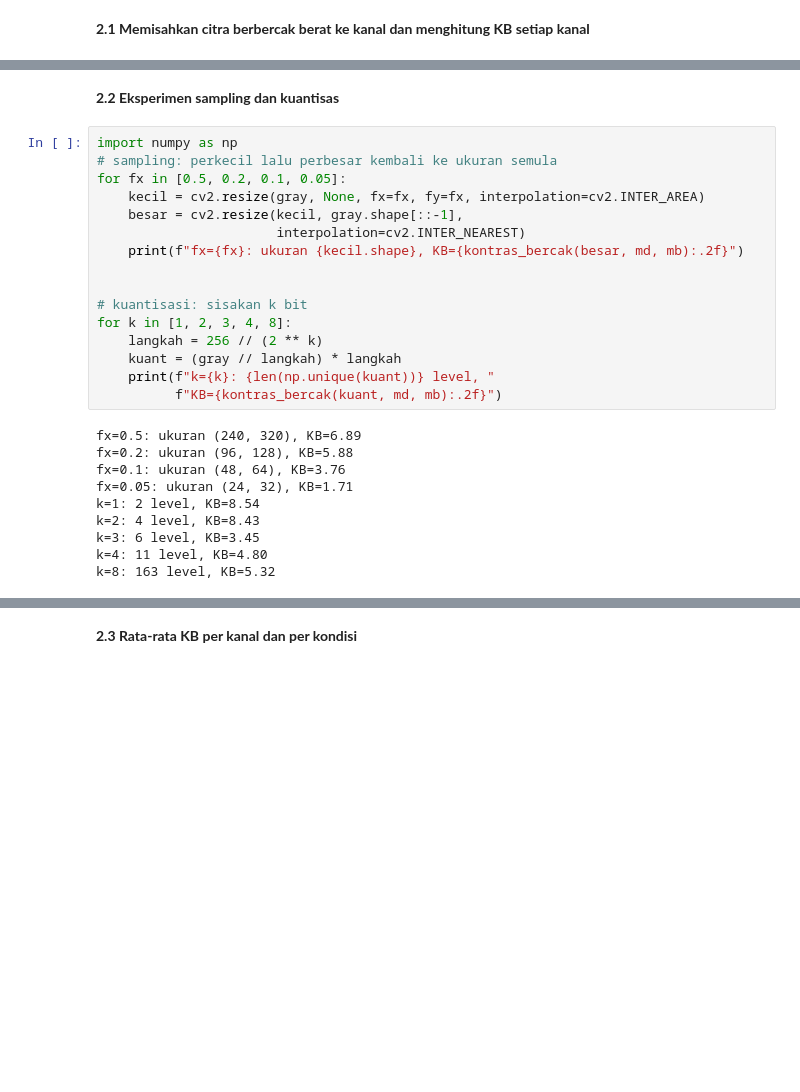
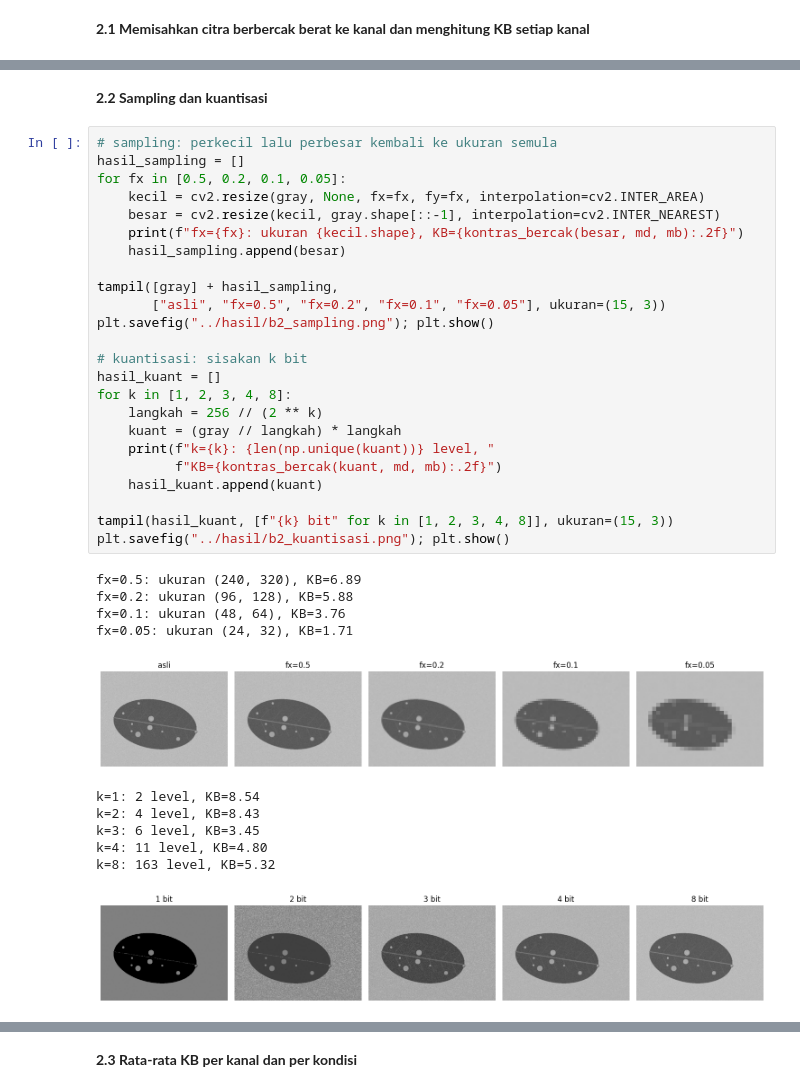
Before and after one commit to syifaST/simuteh--2330511062-, a Jupyter notebook: notebook/B2_Citra_Warna.ipynb, the cells around one changed output, grey strips where cells are left out. Cells and saved outputs as stored; diff of their text form; blank space fills up the shorter version.

```diff
--- a/notebook/B2_Citra_Warna.ipynb
+++ b/notebook/B2_Citra_Warna.ipynb
@@ -64,30 +87,40 @@ KB kanal S   : 0.58
 KB kanal V   : 3.48
 [figure]
 # %% [markdown]
-**2.2 Eksperimen sampling dan kuantisas**
+**2.2 Sampling dan kuantisasi**
 # %%
-import numpy as np
 # sampling: perkecil lalu perbesar kembali ke ukuran semula
+hasil_sampling = []
 for fx in [0.5, 0.2, 0.1, 0.05]:
     kecil = cv2.resize(gray, None, fx=fx, fy=fx, interpolation=cv2.INTER_AREA)
-    besar = cv2.resize(kecil, gray.shape[::-1],
-                       interpolation=cv2.INTER_NEAREST)
+    besar = cv2.resize(kecil, gray.shape[::-1], interpolation=cv2.INTER_NEAREST)
     print(f"fx={fx}: ukuran {kecil.shape}, KB={kontras_bercak(besar, md, mb):.2f}")
+    hasil_sampling.append(besar)
 
+tampil([gray] + hasil_sampling,
+       ["asli", "fx=0.5", "fx=0.2", "fx=0.1", "fx=0.05"], ukuran=(15, 3))
+plt.savefig("../hasil/b2_sampling.png"); plt.show()
 
 # kuantisasi: sisakan k bit
+hasil_kuant = []
 for k in [1, 2, 3, 4, 8]:
     langkah = 256 // (2 ** k)
     kuant = (gray // langkah) * langkah
     print(f"k={k}: {len(np.unique(kuant))} level, "
           f"KB={kontras_bercak(kuant, md, mb):.2f}")
+    hasil_kuant.append(kuant)
+
+tampil(hasil_kuant, [f"{k} bit" for k in [1, 2, 3, 4, 8]], ukuran=(15, 3))
+plt.savefig("../hasil/b2_kuantisasi.png"); plt.show()
 # %% [output]
 fx=0.5: ukuran (240, 320), KB=6.89
 fx=0.2: ukuran (96, 128), KB=5.88
 fx=0.1: ukuran (48, 64), KB=3.76
 fx=0.05: ukuran (24, 32), KB=1.71
-k=1: 2 level, KB=8.54
-k=2: 4 level, KB=8.43
-k=3: 6 level, KB=3.45
-k=4: 11 level, KB=4.80
-k=8: 163 level, KB=5.32
+[figure, added]
+k=1: 2 level, KB=8.54
+k=2: 4 level, KB=8.43
+k=3: 6 level, KB=3.45
+k=4: 11 level, KB=4.80
+k=8: 163 level, KB=5.32
+[figure, added]
```
Also changed, not shown: parts of 6 cells of this notebook.
